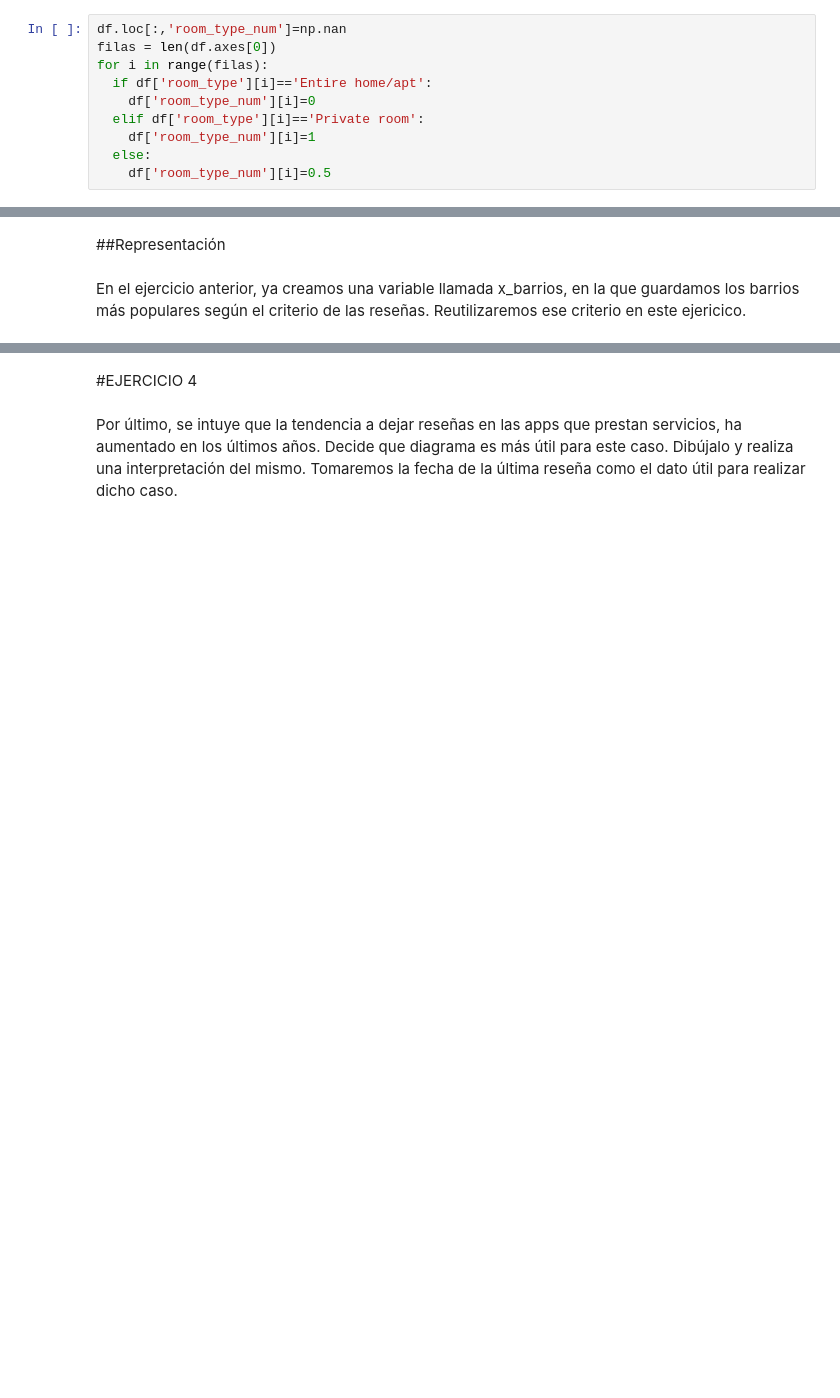
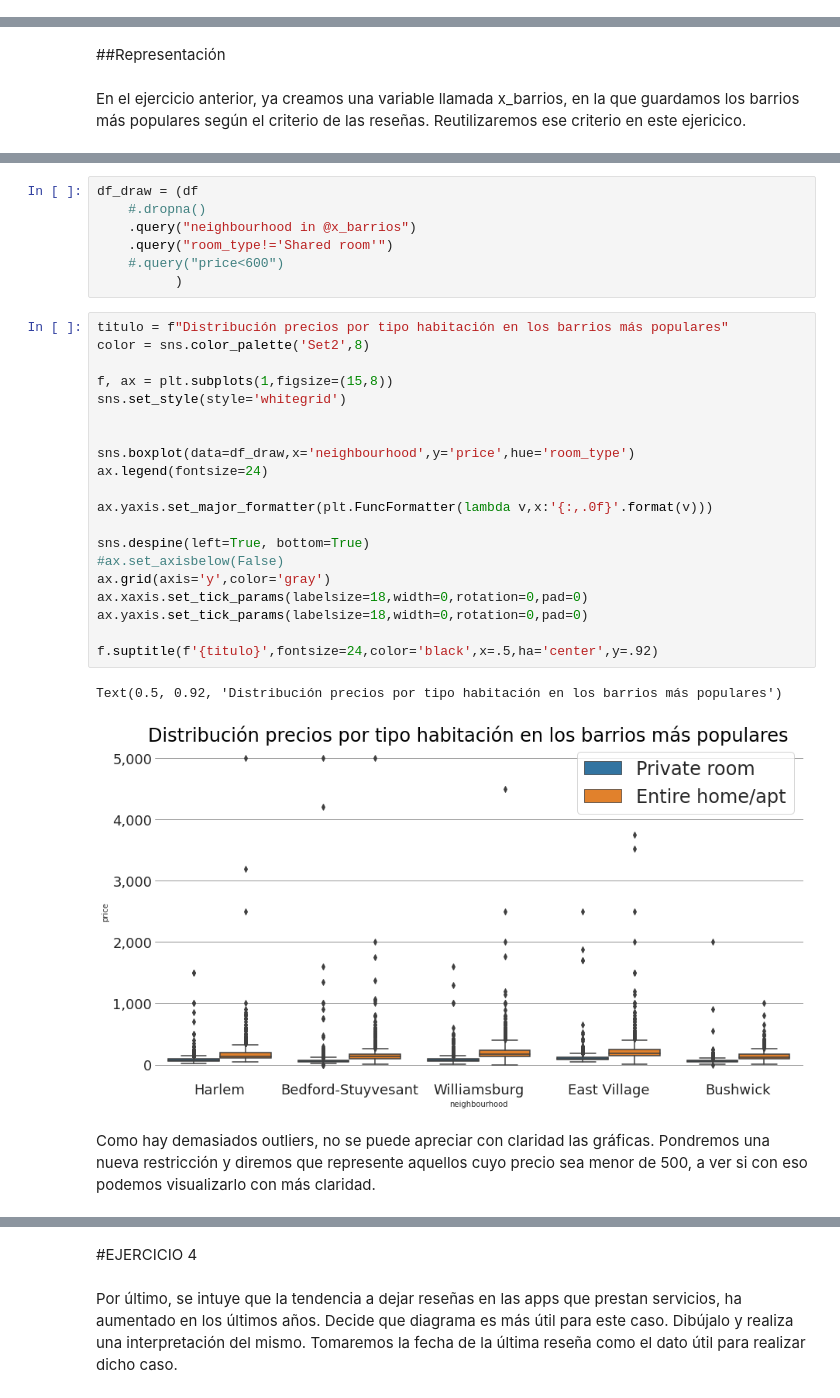
Before and after one commit to PilarAriasVazquez/MineriaL1P1, a Jupyter notebook: L1P1.ipynb, the cells around one changed output, grey strips where cells are left out. Cells and saved outputs as stored; diff of their text form; blank space fills up the shorter version.

```diff
--- a/L1P1.ipynb
+++ b/L1P1.ipynb
@@ -549,13 +549,3 @@ print(room_type_nan)
 0
 # %% [markdown]
 Para trabajar más fácil, asociaremos cada categoría a un valor numércio.
-# %%
-df.loc[:,'room_type_num']=np.nan
-filas = len(df.axes[0])
-for i in range(filas):
-  if df['room_type'][i]=='Entire home/apt':
-    df['room_type_num'][i]=0
-  elif df['room_type'][i]=='Private room':
-    df['room_type_num'][i]=1
-  else:
-    df['room_type_num'][i]=0.5
@@ -644,0 +583,32 @@ df.loc[df['room_type']!='Shared room',:]
+# %%
+df_draw = (df
+    #.dropna()
+    .query("neighbourhood in @x_barrios")
+    .query("room_type!='Shared room'")
+    #.query("price<600")
+          )
+# %%
+titulo = f"Distribución precios por tipo habitación en los barrios más populares"
+color = sns.color_palette('Set2',8)
+
+f, ax = plt.subplots(1,figsize=(15,8))
+sns.set_style(style='whitegrid')
+
+
+sns.boxplot(data=df_draw,x='neighbourhood',y='price',hue='room_type')
+ax.legend(fontsize=24)
+
+ax.yaxis.set_major_formatter(plt.FuncFormatter(lambda v,x:'{:,.0f}'.format(v)))
+
+sns.despine(left=True, bottom=True)
+#ax.set_axisbelow(False)
+ax.grid(axis='y',color='gray')
+ax.xaxis.set_tick_params(labelsize=18,width=0,rotation=0,pad=0)
+ax.yaxis.set_tick_params(labelsize=18,width=0,rotation=0,pad=0)
+
+f.suptitle(f'{titulo}',fontsize=24,color='black',x=.5,ha='center',y=.92)
+# %% [output]
+Text(0.5, 0.92, 'Distribución precios por tipo habitación en los barrios más populares')
+[figure, added]
+# %% [markdown]
+Como hay demasiados outliers, no se puede apreciar con claridad las gráficas. Pondremos una nueva restricción y diremos que represente aquellos cuyo precio sea menor de 500, a ver si con eso podemos visualizarlo con más claridad.
```
Also changed, not shown: parts of 10 cells of this notebook.
